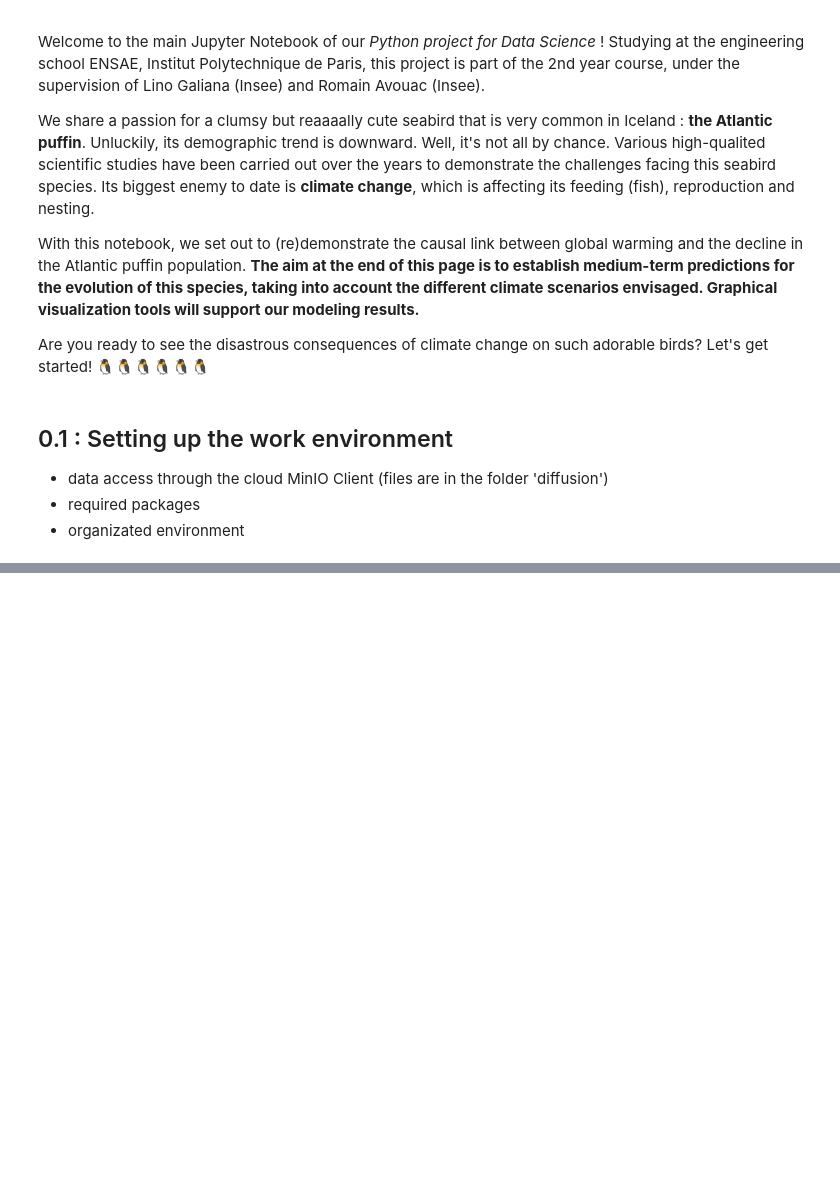
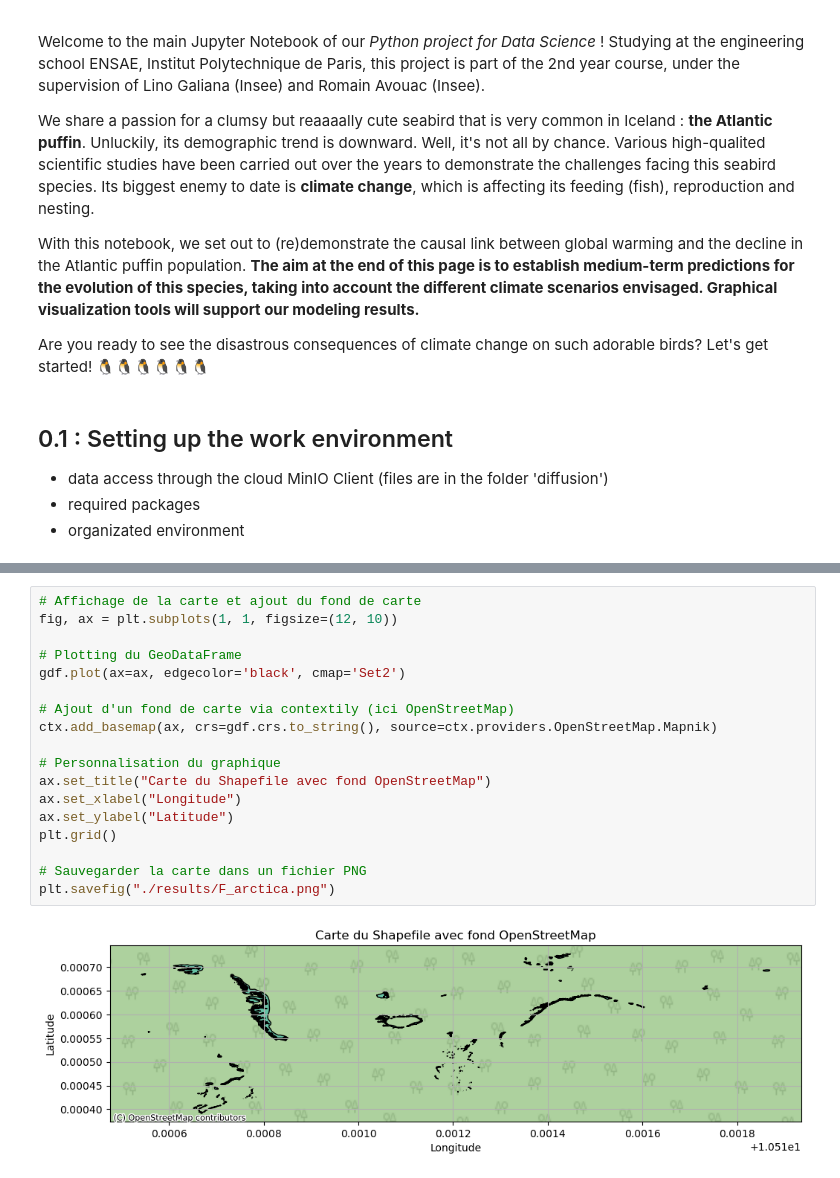
Before and after one commit to audreybvt/projet_python_2024_ENSAE, a Jupyter notebook: main.ipynb, the cells around one changed output, grey strips where cells are left out. Saved outputs shown, nothing was run; the diff lists cells and outputs as text; blank space fills up the shorter version.

```diff
--- a/main.ipynb
+++ b/main.ipynb
@@ -45,0 +127,20 @@ The Atlantic puffin is a migratory bird of the North Atlantic and Arctic polar z
+# %%
+# Affichage de la carte et ajout du fond de carte
+fig, ax = plt.subplots(1, 1, figsize=(12, 10))
+
+# Plotting du GeoDataFrame
+gdf.plot(ax=ax, edgecolor='black', cmap='Set2')
+
+# Ajout d'un fond de carte via contextily (ici OpenStreetMap)
+ctx.add_basemap(ax, crs=gdf.crs.to_string(), source=ctx.providers.OpenStreetMap.Mapnik)
+
+# Personnalisation du graphique
+ax.set_title("Carte du Shapefile avec fond OpenStreetMap")
+ax.set_xlabel("Longitude")
+ax.set_ylabel("Latitude")
+plt.grid()
+
+# Sauvegarder la carte dans un fichier PNG
+plt.savefig("./results/F_arctica.png")
+# %% [output]
+[figure, added]
```
Also changed, not shown: parts of 4 cells of this notebook, 5 other files.
